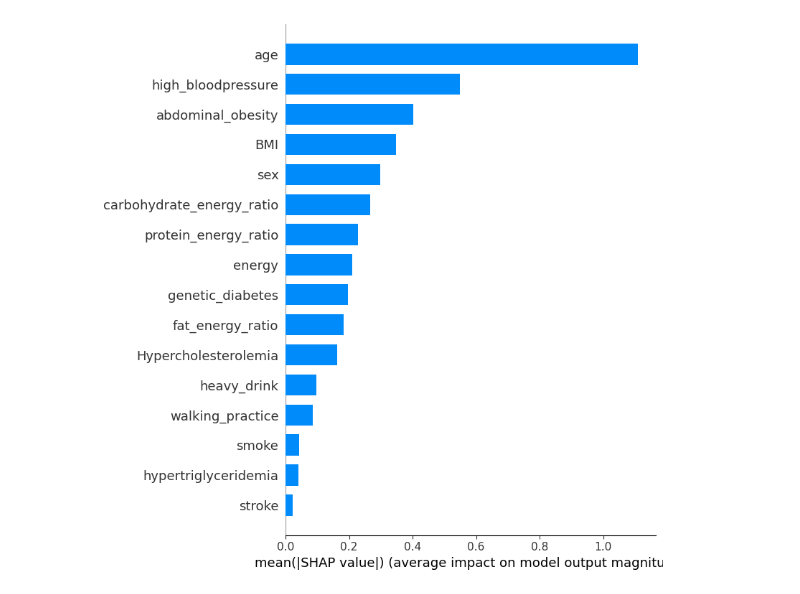
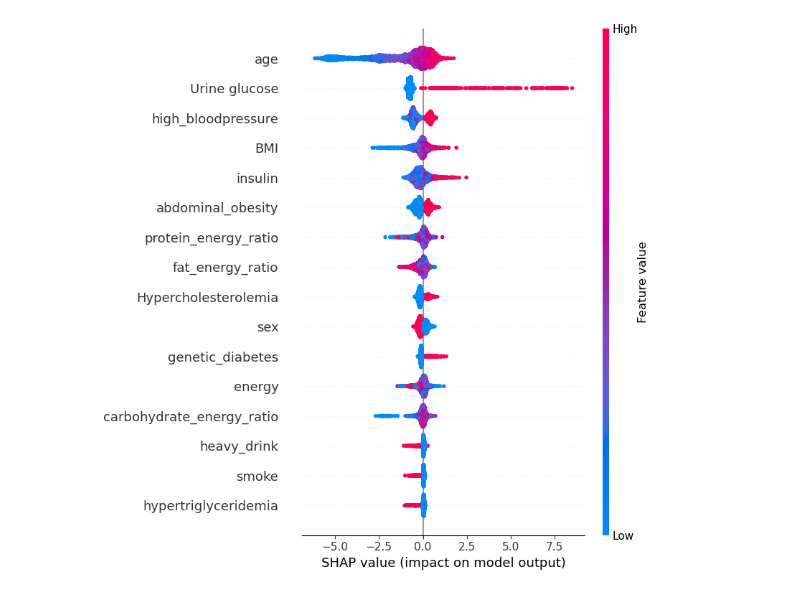
Before and after one commit to jhan0121/Independent-Capstone-Design, a Jupyter notebook: code/model_small.ipynb, the cells around one changed output. Drawn from its saved outputs; the diff is of its cells as text; code cells hidden in the pictures.

```diff
--- a/code/model_small.ipynb
+++ b/code/model_small.ipynb
@@ -380,4 +193,9 @@ shap_interaction_values = shap.TreeExplainer(XGBModel).shap_interaction_values(
+# %%
+# shap 분석 시작
+explainer = shap.TreeExplainer(XGBModel, X_train)
+shap_values = explainer(X_test)
+clust = shap.utils.hclust(X_test, y_test, linkage="single")
 # %%
-shap.summary_plot(shap_values, X_test, plot_type="bar")
+shap.summary_plot(shap_values, X_test, max_display=16)
 # %% [output]
-[figure, old version]
+[figure, new version]
```
Also changed, not shown: parts of 27 cells of this notebook, 16 other files.
